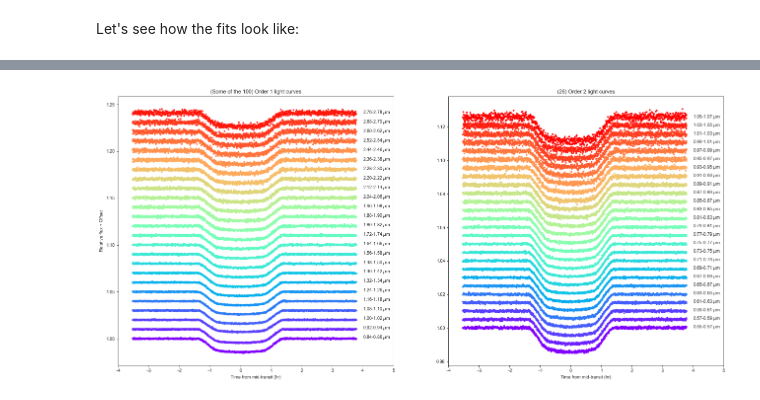
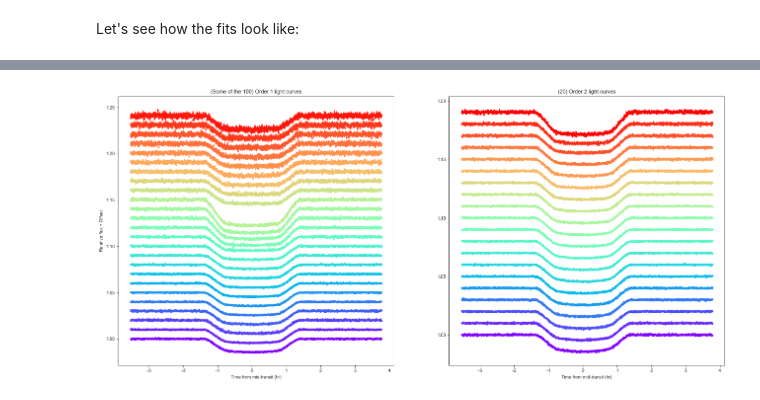
Before and after one commit to spacetelescope/dat_pyinthesky, a Jupyter notebook: jdat_notebooks/soss-transit-spectroscopy/HAT-P-1b-PART3-data-analysis.ipynb, the cells around one changed output, grey strips where cells are left out. Cells and saved outputs as stored; diff of their text form; code cells hidden in the pictures.

```diff
--- a/jdat_notebooks/soss-transit-spectroscopy/HAT-P-1b-PART3-data-analysis.ipynb
+++ b/jdat_notebooks/soss-transit-spectroscopy/HAT-P-1b-PART3-data-analysis.ipynb
@@ -44 +86,4 @@ data = fits.getdata('data_new_rateints.fits')
+# %%
+data = hdul['SCI'].data
+errors = hdul['ERR'].data
 # %% [markdown]
@@ -349,0 +549,2 @@ Text(0, 0.5, 'Wavelength')
+# %%
+spectra['times'] = hdul['INT_TIMES'].data['int_mid_BJD_TDB']
@@ -436,11 +691,11 @@ params = ['P_p1','t0_p1','r1_p1','r2_p1','q1_SOSS','q2_SOSS','ecc_p1','omega_p1'
               'rho', 'mdilution_SOSS', 'mflux_SOSS', 'sigma_w_SOSS']
 
 # Distributions:
-dists = ['normal','normal','uniform','uniform','uniform','uniform','fixed','fixed',\
+dists = ['fixed','normal','uniform','uniform','uniform','uniform','fixed','fixed',\
                  'loguniform', 'fixed', 'normal', 'loguniform']
 
 # Hyperparameters
-hyperps = [[4.4652998,6e-7], [2459543.5,0.1], [0.,1], [0.,1.], [0., 1.], [0., 1.], 0.0, 90.,\
+hyperps = [4.4652998, [2459775.89,0.1], [0.,1], [0.,1.], [0., 1.], [0., 1.], 0.0, 90.,\
                    [100., 10000.], 1.0, [0.,0.1], [0.1, 1000.]]
 
 priors = juliet.generate_priors(params,dists,hyperps)
@@ -449,15 +704,16 @@ Having defined the parameters, priors and the hyperparameters of those priors, w
 # %%
 for order in ['order1','order2']:
+    # Define times, fluxes and errors in a juliet-friendly format:
     times, fluxes, fluxes_error, norm_times = {},{},{}, {}
-    times['SOSS'], fluxes['SOSS'], fluxes_error['SOSS'] = spec['times'],\
-                                                          spec[order]['white-light'],\
-                                                          np.ones(len(spec['times']))*1e-7
+    times['SOSS'], fluxes['SOSS'], fluxes_error['SOSS'] = spectra['times'],\
+                                                          spectra[order]['white-light'],\
+                                                          spectra[order]['white-light_errors']
 
     # Load and fit dataset with juliet (save them to order*_juliet_results):
-    spec[order]['dataset'] = juliet.load(priors=priors, t_lc = times, y_lc = fluxes,\
+    spectra[order]['dataset'] = juliet.load(priors=priors, t_lc = times, y_lc = fluxes,\
                                 yerr_lc = fluxes_error, out_folder = order+'_juliet_results')
 
-    spec[order]['results'] = spec[order]['dataset'].fit(use_dynesty = True, dynamic = True, dynesty_nthreads=4)
+    spectra[order]['results'] = spectra[order]['dataset'].fit(use_dynesty = True, dynamic = True, dynesty_nthreads=4)
 # %% [markdown]
 Let's see how the fits look like:
 # %%
@@ -565,58 +868,65 @@ This looks fairly good! There is only one peak at a similar frequency both in th
 One of the main products that ought to be analyzed when observing transits with JWST are the wavelength-dependant lightcurves. Fitting those lets us obtain the final product of our observations: its transmission spectrum. To retrieve this, let us first fit the wavelength dependant lightcurves for each order:
 # %%
 plt.figure(figsize=(22,10))
-sns.set_style("ticks")
 delta_w = 0.02
 
 # Sum the fluxes on each of the bins. First for order 1:
 counter = 0
 plot_counter = 0
 wbins = np.arange(np.min(spectra['order1']['w']),np.max(spectra['order1']['w']), delta_w)
 color = plt.cm.rainbow(np.linspace(0,1,len(wbins)))
 # Plot only a set of lightcurves to not overcrowd the plot:
 idx_plot = np.arange(0,len(wbins),4)
 plt.subplot(121)
 for w,c in zip(wbins,color):
-    spec['order1']['wbin'+str(counter)] = {}
-    spec['order1']['wbin'+str(counter)]['w'] = w + delta_w*0.5
-    spec['order1']['wbin'+str(counter)]['wmin'] = w
-    spec['order1']['wbin'+str(counter)]['wmax'] = w + delta_w
-    idx = np.where((spec['order1']['w']>w)&(spec['order1']['w']<w+delta_w))[0]
-    spec['order1']['wbin'+str(counter)]['lc'] = np.sum(spec['order1']['flux'][:,idx],axis=1)
-    spec['order1']['wbin'+str(counter)]['lc'] = spec['order1']['wbin'+str(counter)]['lc']/np.median(spec['order1']['wbin'+str(counter)]['lc'])
+    spectra['order1']['wbin'+str(counter)] = {}
+    spectra['order1']['wbin'+str(counter)]['w'] = w + delta_w*0.5
+    spectra['order1']['wbin'+str(counter)]['wmin'] = w
+    spectra['order1']['wbin'+str(counter)]['wmax'] = w + delta_w
+    idx = np.where((spectra['order1']['w']>w)&(spectra['order1']['w']<w+delta_w))[0]
+    spectra['order1']['wbin'+str(counter)]['lc'] = np.sum(spectra['order1']['flux'][:,idx],axis=1)
+    spectra['order1']['wbin'+str(counter)]['lc_errors'] = np.sqrt(np.sum(spectra['order1']['flux_errors'][:,idx]**2,axis=1))
+    median_flux = np.median(spectra['order1']['wbin'+str(counter)]['lc'])
+    spectra['order1']['wbin'+str(counter)]['lc'] = spectra['order1']['wbin'+str(counter)]['lc']/median_flux
+    spectra['order1']['wbin'+str(counter)]['lc_errors'] = spectra['order1']['wbin'+str(counter)]['lc_errors']/median_flux
     if counter in idx_plot:
-        plt.plot((spectra['times']-t0)*24,spec['order1']['wbin'+str(counter)]['lc']+0.01*plot_counter,'.',color=c)
-        plt.text(4, 1.+0.01*plot_counter, r'{0:.2f}-{1:.2f} $\mu$m'.format(w,w+delta_w))
+        plt.errorbar((spectra['times']-t0)*24,spectra['order1']['wbin'+str(counter)]['lc']+0.01*plot_counter,\
+                     yerr = spectra['order1']['wbin'+str(counter)]['lc_errors'], fmt='.',color=c)
+        #plt.text(4, 1.+0.01*plot_counter, r'{0:.2f}-{1:.2f} $\mu$m'.format(w,w+delta_w))
         plot_counter += 1
     counter += 1
-spec['order1']['nbins'] = counter
-plt.xlim(-4,5)
+spectra['order1']['nbins'] = counter
+#plt.xlim(-4,5)
 plt.xlabel('Time from mid-transit (hr)')
 plt.ylabel('Relative flux + Offset')
-plt.title('(Some of the {}) Order 1 light curves'.format(spec['order1']['nbins']))
+plt.title('(Some of the {}) Order 1 light curves'.format(spectra['order1']['nbins']))
 
 # And now for order 2:
 counter = 0
 wbins = np.arange(0.55,np.max(spectra['order2']['w']), delta_w)
 color = plt.cm.rainbow(np.linspace(0,1,len(wbins)))
 plt.subplot(122)
-plt.title('({}) Order 2 light curves'.format(spec['order2']['nbins']))
 for w,c in zip(wbins,color):
-    spec['order2']['wbin'+str(counter)] = {}
-    spec['order2']['wbin'+str(counter)]['w'] = w + delta_w*0.5
-    spec['order2']['wbin'+str(counter)]['wmin'] = w
-    spec['order2']['wbin'+str(counter)]['wmax'] = w + delta_w
-    idx = np.where((spec['order2']['w']>w)&(spec['order2']['w']<w+delta_w))[0]
-    spec['order2']['wbin'+str(counter)]['lc'] = np.sum(spec['order2']['flux'][:,idx],axis=1)
-    spec['order2']['wbin'+str(counter)]['lc'] = spec['order2']['wbin'+str(counter)]['lc']/np.median(spec['order2']['wbin'+str(counter)]['lc'])
-    plt.plot((spectra['times']-t0)*24,spec['order2']['wbin'+str(counter)]['lc']+0.005*counter,'.',color=c)
-    plt.text(4, 1.+0.005*counter, r'{0:.2f}-{1:.2f} $\mu$m'.format(w,w+delta_w))
+    spectra['order2']['wbin'+str(counter)] = {}
+    spectra['order2']['wbin'+str(counter)]['w'] = w + delta_w*0.5
+    spectra['order2']['wbin'+str(counter)]['wmin'] = w
+    spectra['order2']['wbin'+str(counter)]['wmax'] = w + delta_w
+    idx = np.where((spectra['order2']['w']>w)&(spectra['order2']['w']<w+delta_w))[0]
+    spectra['order2']['wbin'+str(counter)]['lc'] = np.sum(spectra['order2']['flux'][:,idx],axis=1)
+    spectra['order2']['wbin'+str(counter)]['lc_errors'] = np.sqrt(np.sum(spectra['order2']['flux_errors'][:,idx]**2,axis=1))
+    median_flux = np.median(spectra['order2']['wbin'+str(counter)]['lc'])
+    spectra['order2']['wbin'+str(counter)]['lc'] = spectra['order2']['wbin'+str(counter)]['lc']/median_flux
+    spectra['order2']['wbin'+str(counter)]['lc_errors'] = spectra['order2']['wbin'+str(counter)]['lc_errors']/median_flux
+    plt.errorbar((spectra['times']-t0)*24,spectra['order2']['wbin'+str(counter)]['lc']+0.01*counter,\
+                     yerr = spectra['order2']['wbin'+str(counter)]['lc_errors'], fmt='.',color=c)
+    #plt.text(4, 1.+0.005*counter, r'{0:.2f}-{1:.2f} $\mu$m'.format(w,w+delta_w))
     counter += 1
-spec['order2']['nbins'] = counter
-plt.xlim(-4,5)
+spectra['order2']['nbins'] = counter
+plt.title('({}) Order 2 light curves'.format(spectra['order2']['nbins']))
+#plt.xlim(-4,5)
 plt.xlabel('Time from mid-transit (hr)')
 #plt.ylabel('Relative flux')
 plt.show()
 # %% [output]
-[figure, old version]
+[figure, new version]
 # %% [markdown]
```
Also changed, not shown: parts of 91 cells of this notebook.
